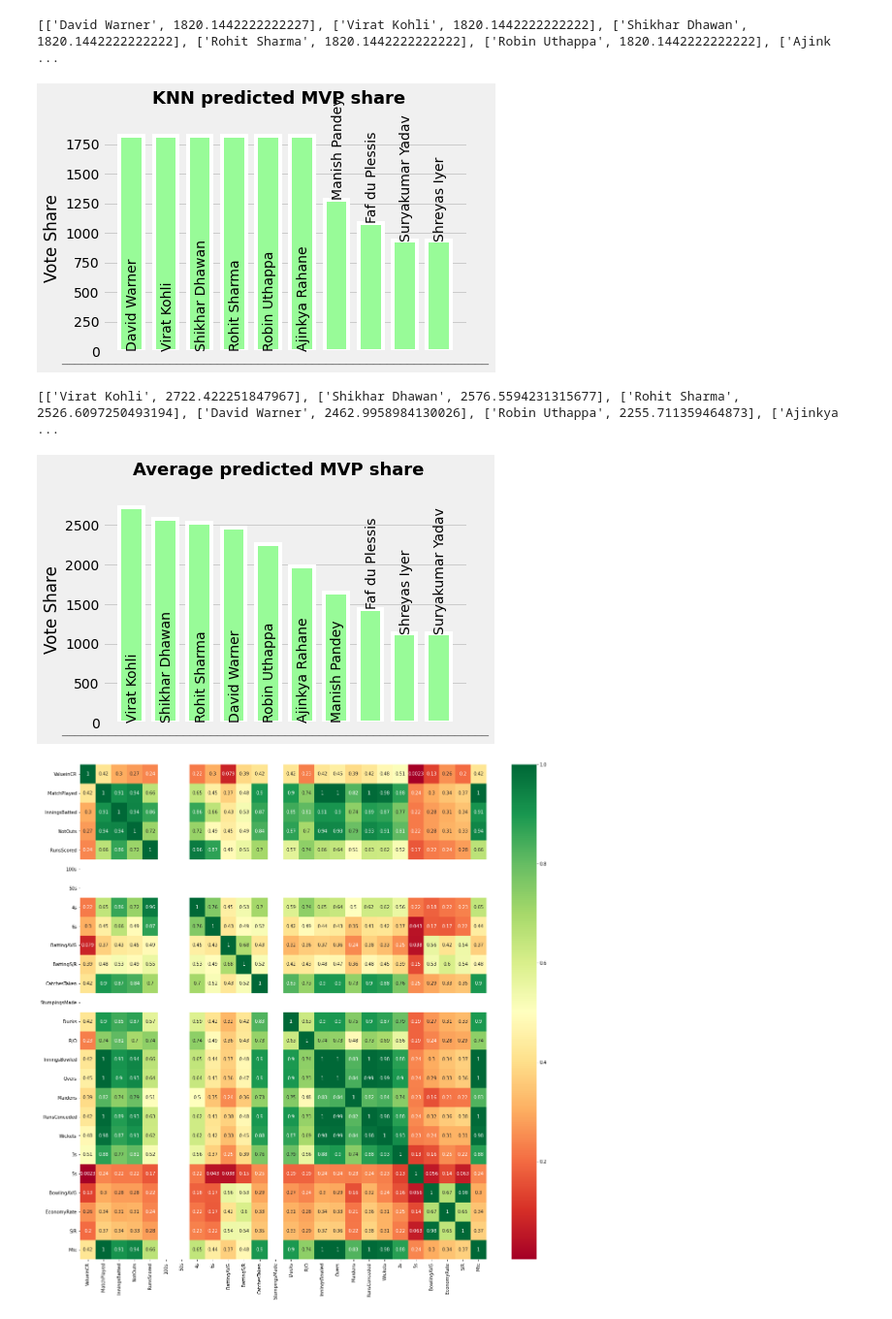
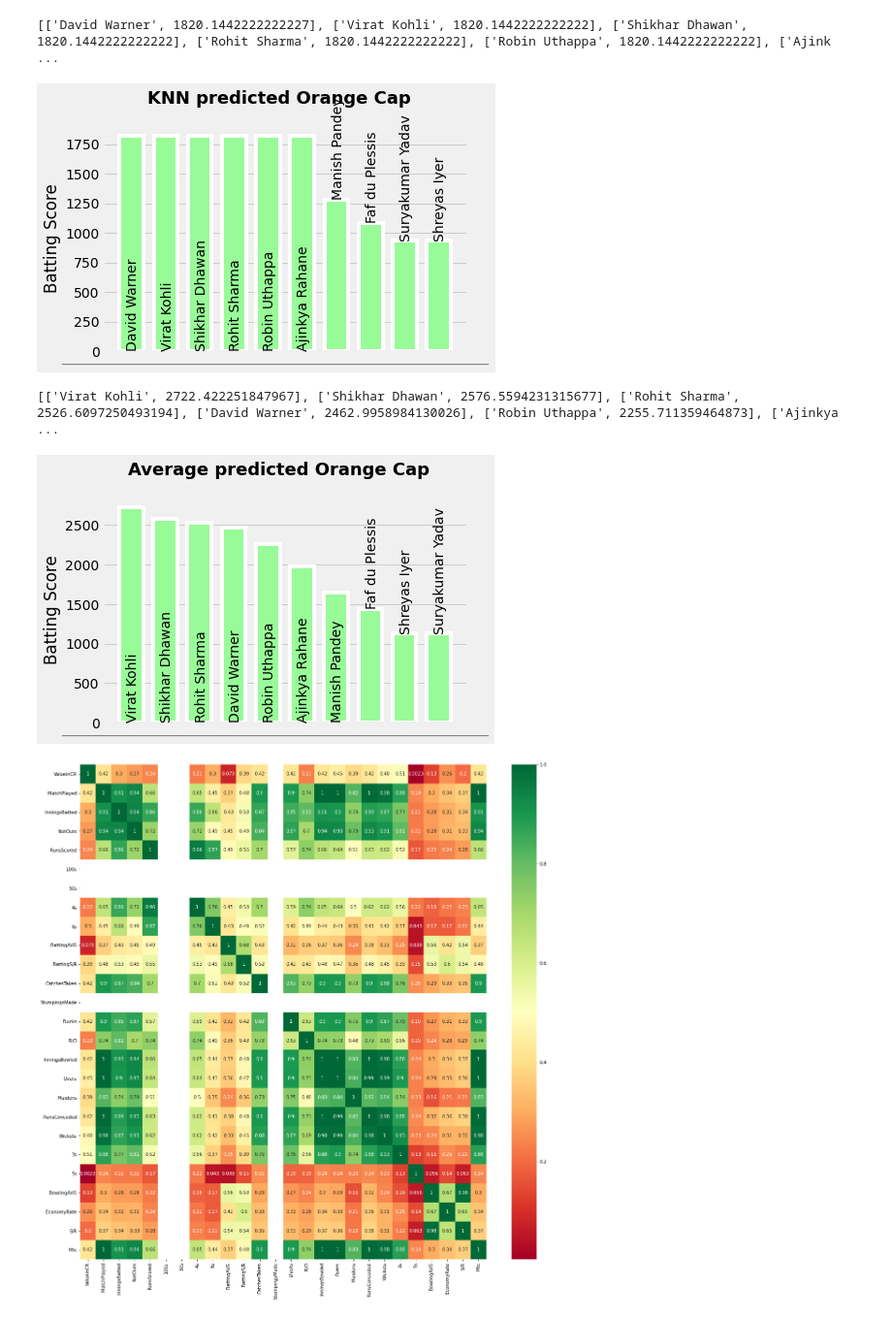
Before and after one commit to CaptAlpha/IPL, a Jupyter notebook: ipl.ipynb, the cells around one changed output. Shown at 97% size. Saved outputs shown, nothing was run; the diff lists cells and outputs as text; code cells hidden in the pictures.

```diff
--- a/ipl.ipynb
+++ b/ipl.ipynb
@@ -587,34 +587,34 @@ x_knn = np.arange(len(knnData))
 # %%
 plt.style.use('fivethirtyeight')
 
 knn, ax = plt.subplots()
 
 ax.bar(x_knn[0:10], knnData[0:10], width = .7, edgecolor = 'white', color = 'palegreen', linewidth = 4, label = 'Predicted')
 
 labels = knnNames
 
 rects = ax.patches
 for rect, label in zip(rects, labels):
     if rect.get_x() > 5:
         ax.text(rect.get_x() + rect.get_width() / 1.75, rect.get_height() + .02, label,
         ha='center', va='bottom', rotation = 'vertical', color = 'black')
     elif rect.get_x() <= 5:
         height = .03
         ax.text(rect.get_x() + rect.get_width() / 1.75, height, label,
         ha='center', va='bottom', rotation = 'vertical', color = 'black')
 
-knn.suptitle("KNN predicted MVP share", weight = 'bold', size = 18, y = 1.005)
+knn.suptitle("KNN predicted Orange Cap", weight = 'bold', size = 18, y = 1.005)
 ax.xaxis.set_visible(False)
-ax.set_ylabel("Vote Share")
+ax.set_ylabel("Batting Score")
 
 knn.text(x = -0.02, y = 0.03,
     s = '_______________________________________________________________',
     fontsize = 14, color = 'grey', horizontalalignment='left')
 
 
 knn.savefig('knn.jpeg', dpi = 400, bbox_inches = 'tight')
 # %% [output]
-[figure, old version]
+[figure, new version]
 # %%
 avgPredict = []
 
@@ -650,9 +650,9 @@ for rect, label in zip(rects, labels):
         ax.text(rect.get_x() + rect.get_width() / 1.75, height, label,
         ha='center', va='bottom', rotation = 'vertical', color = 'black')
 
-avg.suptitle("Average predicted MVP share", weight = 'bold', size = 18, y = 1.005)
+avg.suptitle("Average predicted Orange Cap", weight = 'bold', size = 18, y = 1.005)
 ax.xaxis.set_visible(False)
-ax.set_ylabel("Vote Share")
+ax.set_ylabel("Batting Score")
 
 avg.text(x = -0.02, y = 0.03,
     s = '_______________________________________________________________',
@@ -661,7 +661,7 @@ avg.text(x = -0.02, y = 0.03,
 
 avg.savefig('avg.jpeg', dpi = 400, bbox_inches = 'tight')
 # %% [output]
-[figure, old version]
+[figure, new version]
 # %%
 Historical = df_bowl[['Name', 'Team', 'Type', 'ValueinCR', 'National Side', 'Batting Style',
        'Bowling', 'MatchPlayed', 'InningsBatted', 'NotOuts',
```
Also changed, not shown: parts of 1 cell of this notebook, 44 other files.
